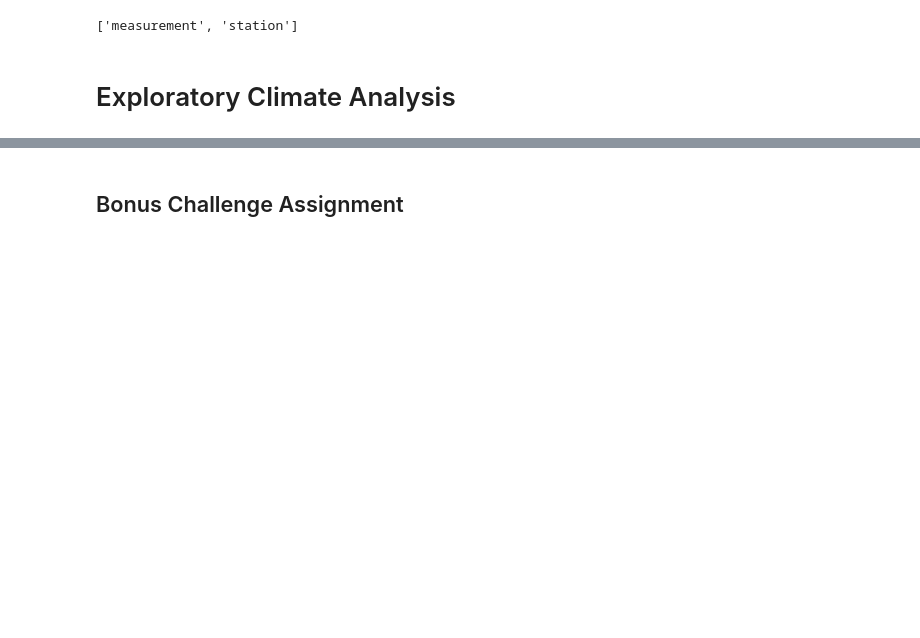
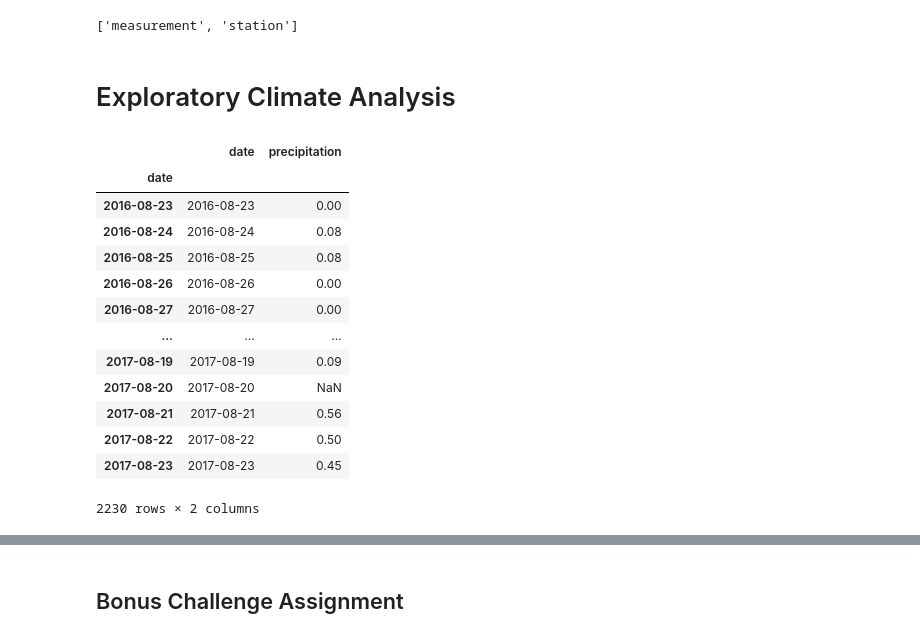
Before and after one commit to anniid/sqlalchemy-challenge, a Jupyter notebook: climate_starter.ipynb, the cells around one changed output, grey strips where cells are left out. Drawn from its saved outputs; the diff is of its cells as text; code cells hidden in the pictures; blank space fills up the shorter version.

```diff
--- a/climate_starter.ipynb
+++ b/climate_starter.ipynb
@@ -38,14 +38,32 @@ session=Session(engine)
 # %% [markdown]
 # Exploratory Climate Analysis
 # %%
-# Design a query to retrieve the last 12 months of precipitation data and plot the results (descending)
+# Design a query to retrieve the last 12 months of precipitation data and plot the results
+#last data point is 2017-08-23
 
 # Calculate the date 1 year ago from the last data point in the database
-
+last_year=(dt.date(2017,8,23)-dt.timedelta(days=365))
 # Perform a query to retrieve the data and precipitation scores
-
+results=session.query(measurement.date, measurement.prcp).filter(measurement.date>=last_year).all()
 # Save the query results as a Pandas DataFrame and set the index to the date column
+hawaii_df=pd.DataFrame(results, columns=["date", "precipitation"])
+hawaii_df.set_index(hawaii_df['date'], inplace=True)
 
 # Sort the dataframe by date
-
-# Use Pandas Plotting with Matplotlib to plot the data
+##it appears to already be sorted that way? Why re-sort it?
+hawaii_df
+# %% [output]
+|  | date | precipitation |
+| date |  |  |
+| 2016-08-23 | 2016-08-23 | 0.00 |
+| 2016-08-24 | 2016-08-24 | 0.08 |
+| 2016-08-25 | 2016-08-25 | 0.08 |
+| 2016-08-26 | 2016-08-26 | 0.00 |
+| 2016-08-27 | 2016-08-27 | 0.00 |
+| ... | ... | ... |
+| 2017-08-19 | 2017-08-19 | 0.09 |
+| 2017-08-20 | 2017-08-20 | NaN |
+| 2017-08-21 | 2017-08-21 | 0.56 |
+| 2017-08-22 | 2017-08-22 | 0.50 |
+| 2017-08-23 | 2017-08-23 | 0.45 |
+2230 rows × 2 columns
```
Also changed, not shown: parts of 1 cell of this notebook.
